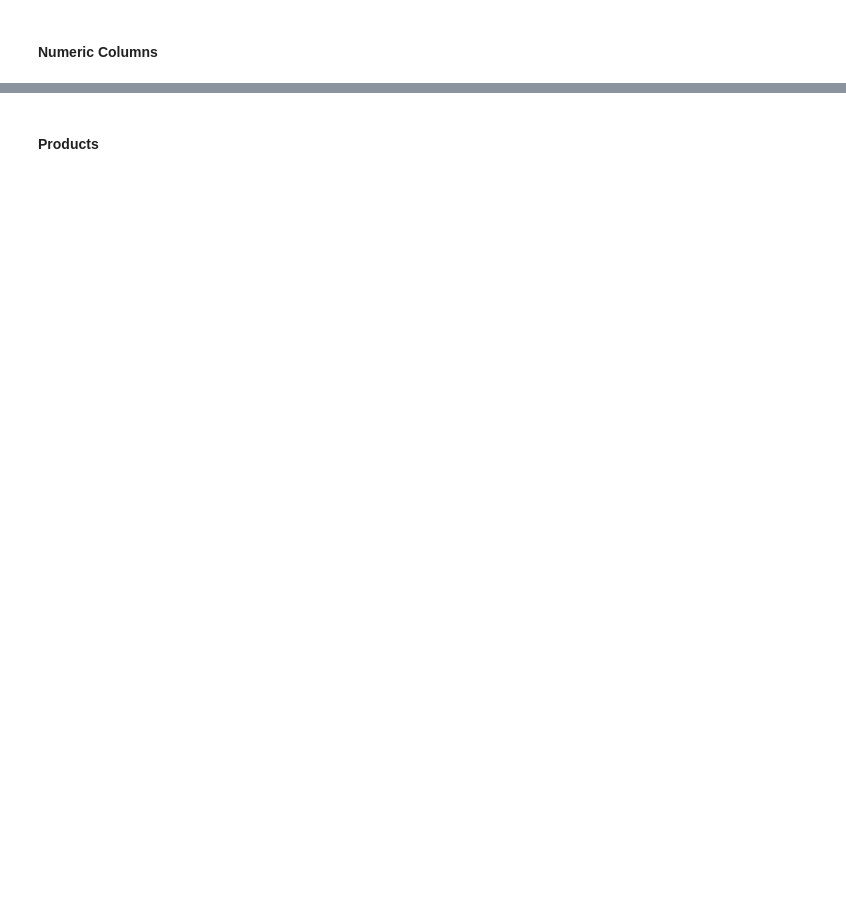
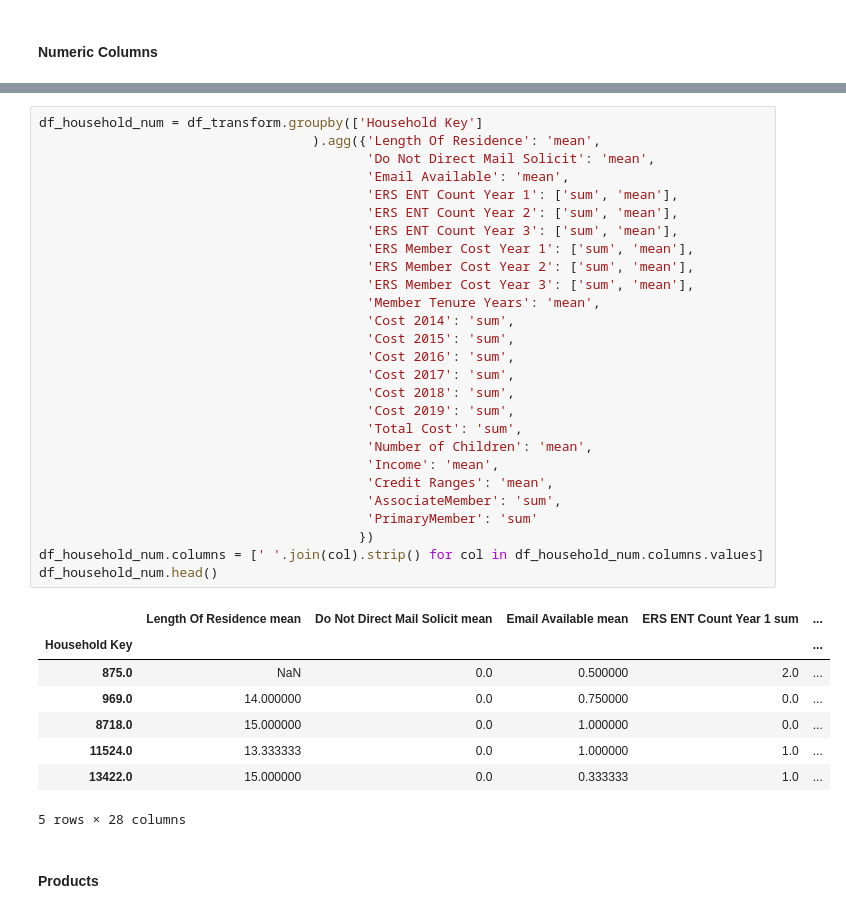
Before and after one commit to on-ai/AAA, a Jupyter notebook: 01 - AAA - Final - data-preprocessing.ipynb, the cells around one changed output, grey strips where cells are left out. Cells and saved outputs as stored; diff of their text form; blank space fills up the shorter version.

```diff
--- a/01 - AAA - Final - data-preprocessing.ipynb
+++ b/01 - AAA - Final - data-preprocessing.ipynb
@@ -278,2 +463,38 @@ df_household_num.head()
+# %%
+df_household_num = df_transform.groupby(['Household Key']
+                                   ).agg({'Length Of Residence': 'mean',
+                                          'Do Not Direct Mail Solicit': 'mean',
+                                          'Email Available': 'mean',
+                                          'ERS ENT Count Year 1': ['sum', 'mean'],
+                                          'ERS ENT Count Year 2': ['sum', 'mean'],
+                                          'ERS ENT Count Year 3': ['sum', 'mean'],
+                                          'ERS Member Cost Year 1': ['sum', 'mean'],
+                                          'ERS Member Cost Year 2': ['sum', 'mean'],
+                                          'ERS Member Cost Year 3': ['sum', 'mean'],
+                                          'Member Tenure Years': 'mean',
+                                          'Cost 2014': 'sum',
+                                          'Cost 2015': 'sum',
+                                          'Cost 2016': 'sum',
+                                          'Cost 2017': 'sum',
+                                          'Cost 2018': 'sum',
+                                          'Cost 2019': 'sum',
+                                          'Total Cost': 'sum',
+                                          'Number of Children': 'mean',
+                                          'Income': 'mean',
+                                          'Credit Ranges': 'mean',
+                                          'AssociateMember': 'sum',
+                                          'PrimaryMember': 'sum'
+                                         })
+df_household_num.columns = [' '.join(col).strip() for col in df_household_num.columns.values]
+df_household_num.head()
+# %% [output]
+|  | Length Of Residence mean | Do Not Direct Mail Solicit mean | Email Available mean | ERS ENT Count Year 1 sum | ... |
+| Household Key |  |  |  |  | ... |
+| 875.0 | NaN | 0.0 | 0.500000 | 2.0 | ... |
+| 969.0 | 14.000000 | 0.0 | 0.750000 | 0.0 | ... |
+| 8718.0 | 15.000000 | 0.0 | 1.000000 | 0.0 | ... |
+| 11524.0 | 13.333333 | 0.0 | 1.000000 | 1.0 | ... |
+| 13422.0 | 15.000000 | 0.0 | 0.333333 | 1.0 | ... |
+5 rows × 28 columns
 # %% [markdown]
 #### Products
```
Also changed, not shown: parts of 35 cells of this notebook, 2 other files.
